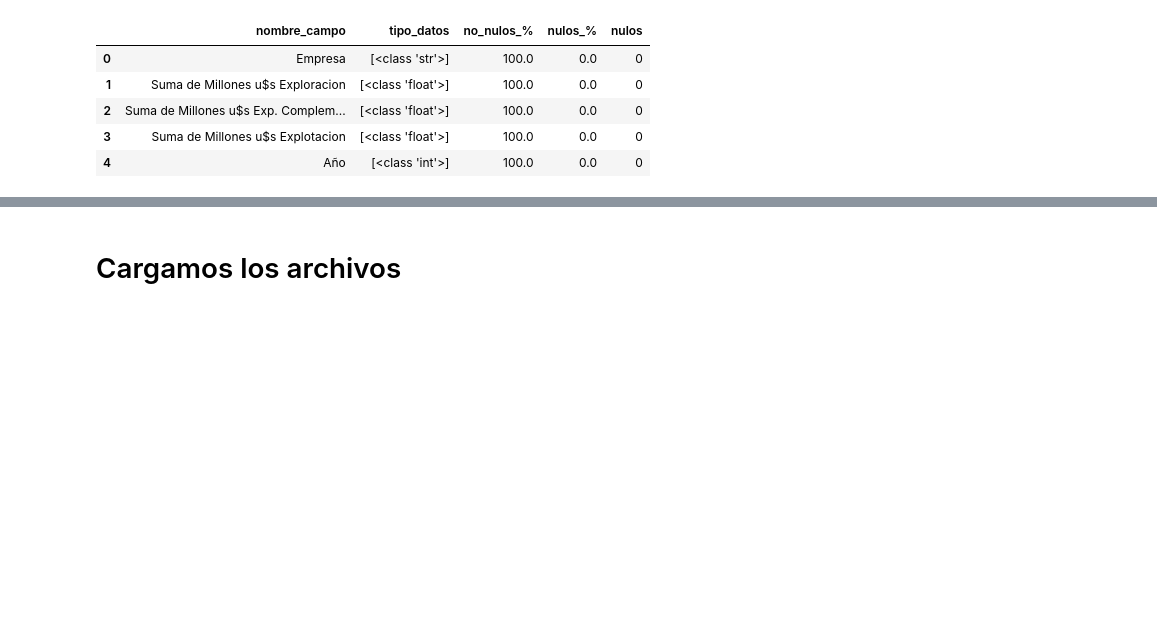
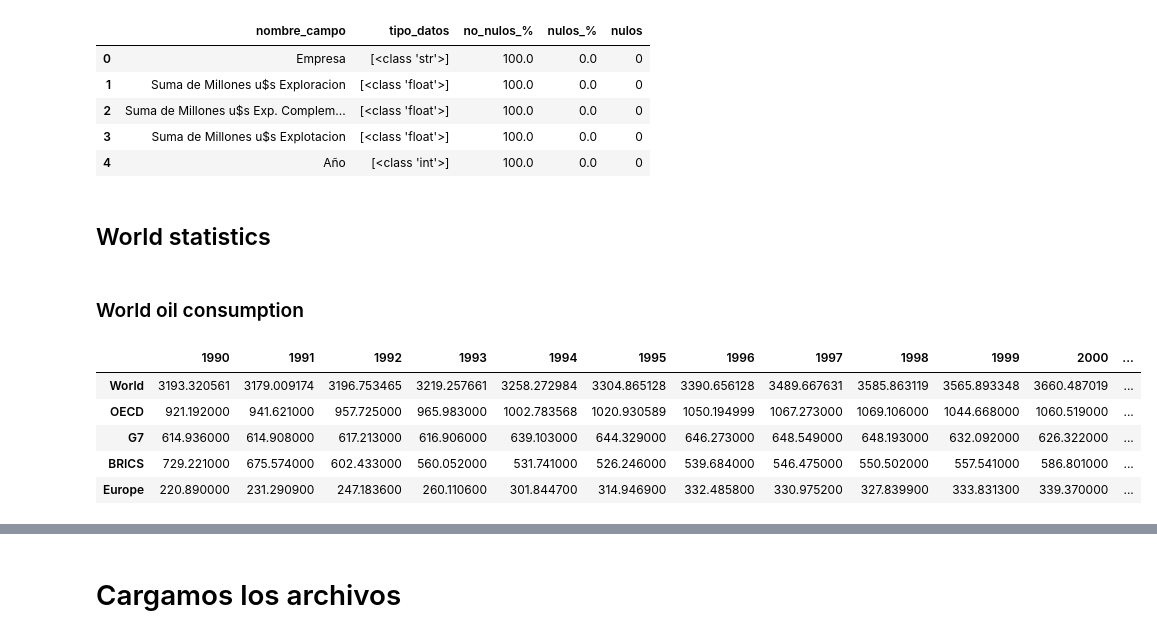
Before and after one commit to No-Country-simulation/c19-108-m-data-bi, a Jupyter notebook: notebooks/ETL.ipynb, the cells around one changed output, grey strips where cells are left out. Saved outputs shown, nothing was run; the diff lists cells and outputs as text; code cells hidden in the pictures; blank space fills up the shorter version.

```diff
--- a/notebooks/ETL.ipynb
+++ b/notebooks/ETL.ipynb
@@ -80,3 +80,5 @@ inv_22 = pd.read_parquet('../raw/inversiones/Inv. previstas año actual_2022.pa
 inv_23 = pd.read_parquet('../raw/inversiones/Inv. previstas año actual_2023.parquet')
 # %%
 inv_24 = pd.read_parquet('../raw/inversiones/Inv. previstas año actual_2024.parquet')
+# %%
+world_consum = pd.read_parquet('../raw/Yearbook_world_oil_domestic_consumption.parquet')
@@ -891,3 +895,16 @@ r.verificar_tipo_datos(df_inv_concat)
 | 2 | Suma de Millones u$s Exp. Complem... | [<class 'float'>] | 100.0 | 0.0 | 0 |
 | 3 | Suma de Millones u$s Explotacion | [<class 'float'>] | 100.0 | 0.0 | 0 |
 | 4 | Año | [<class 'int'>] | 100.0 | 0.0 | 0 |
+# %% [markdown]
+## World statistics
+# %% [markdown]
+### World oil consumption
+# %%
+world_consum.head()
+# %% [output]
+|  | 1990 | 1991 | 1992 | 1993 | 1994 | 1995 | 1996 | 1997 | 1998 | 1999 | 2000 | ... |
+| World | 3193.320561 | 3179.009174 | 3196.753465 | 3219.257661 | 3258.272984 | 3304.865128 | 3390.656128 | 3489.667631 | 3585.863119 | 3565.893348 | 3660.487019 | ... |
+| OECD | 921.192000 | 941.621000 | 957.725000 | 965.983000 | 1002.783568 | 1020.930589 | 1050.194999 | 1067.273000 | 1069.106000 | 1044.668000 | 1060.519000 | ... |
+| G7 | 614.936000 | 614.908000 | 617.213000 | 616.906000 | 639.103000 | 644.329000 | 646.273000 | 648.549000 | 648.193000 | 632.092000 | 626.322000 | ... |
+| BRICS | 729.221000 | 675.574000 | 602.433000 | 560.052000 | 531.741000 | 526.246000 | 539.684000 | 546.475000 | 550.502000 | 557.541000 | 586.801000 | ... |
+| Europe | 220.890000 | 231.290900 | 247.183600 | 260.110600 | 301.844700 | 314.946900 | 332.485800 | 330.975200 | 327.839900 | 333.831300 | 339.370000 | ... |
```
Also changed, not shown: parts of 24 cells of this notebook, 5 other files.
